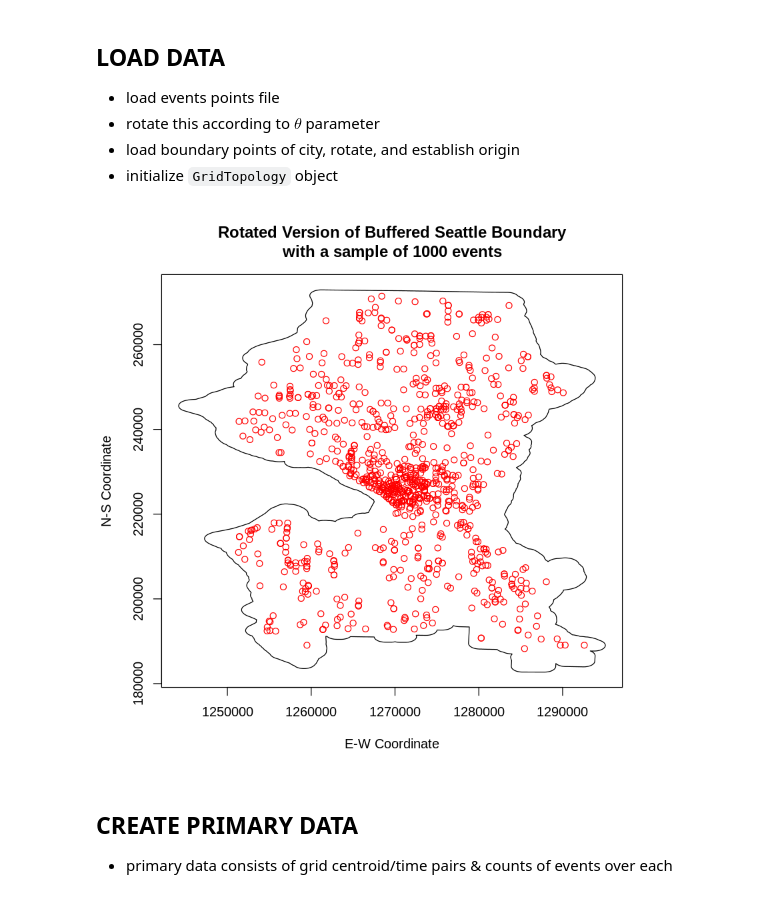
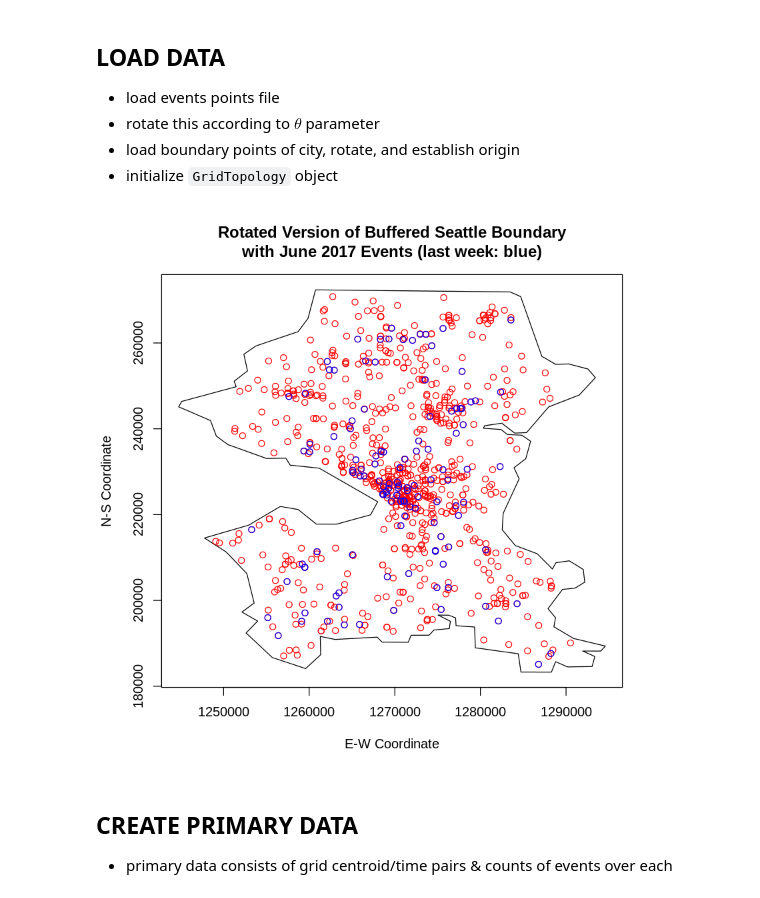
Before and after one commit to MichaelChirico/capstone, a Jupyter notebook: predict_with_params.ipynb, the cells around one changed output. Saved outputs shown, nothing was run; the diff lists cells and outputs as text; code cells hidden in the pictures.

```diff
--- a/predict_with_params.ipynb
+++ b/predict_with_params.ipynb
@@ -108,36 +108,37 @@ seattle =
 #use full boundary range to be sure
 #  we eventually cover the output polygon
 xrng = range(seattle[ , 1L])
 yrng = range(seattle[ , 2L])
 
 # <><><><><><><><><><><><><><><><><><><><><><><><><><><><><><><><><><><><><><>=
 # CREATE GRID ----
 # <><><><><><><><><><><><><><><><><><><><><><><><><><><><><><><><><><><><><><>=
 
 getGTindices <- function(gt) {
   # Obtain indices to rearange data from image (eg. result frim pixellate)
   # so that it conforms with data from GridTopology objects (eg. results
   # from using spkernel2d).
   # Input: gt is a grid topology.
   # Returns an index.
   dimx <- gt@cells.dim[1L]
   dimy <- gt@cells.dim[2L]
   c(matrix(seq_len(dimx*dimy), ncol = dimy, byrow = TRUE)[ , dimy:1L])
 }
 
 # from create GridTopology corresponding to pixel image used for crime counts
 #   (so that we're sure the output from spatstat & sp overlap properly)
 grdtop <- as(as.SpatialGridDataFrame.im(
   pixellate(ppp(xrange=xrng, yrange=yrng), eps=c(delx, dely))), "GridTopology")
 
 # index to rearrange rows in pixellate objects
 idx.new <- getGTindices(grdtop)
 plot(seattle, main = paste('Rotated Version of Buffered Seattle Boundary',
-                           'with a sample of 1000 events', sep = '\n'),
+                           'with June 2017 Events (last week: blue)', sep = '\n'),
      type = 'l', xlab = 'E-W Coordinate', ylab = 'N-S Coordinate')
-invisible(calls[sample(.N, 1000), points(x_lon, y_lat, col = 'red')])
+invisible(calls[date >= '2017-06-01', points(x_lon, y_lat, col = 'red')])
+invisible(calls[date >= '2017-06-21', points(x_lon, y_lat, col = 'blue')])
 # %% [output]
-[figure, old version]
+[figure, new version]
 # %% [markdown]
 ## CREATE PRIMARY DATA
 
```
Also changed, not shown: parts of 3 cells of this notebook, 2 other files.
